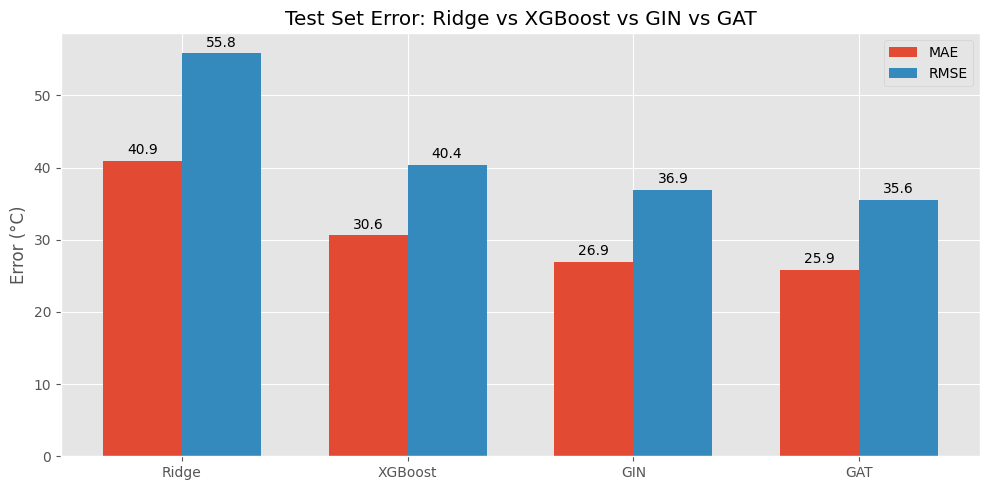
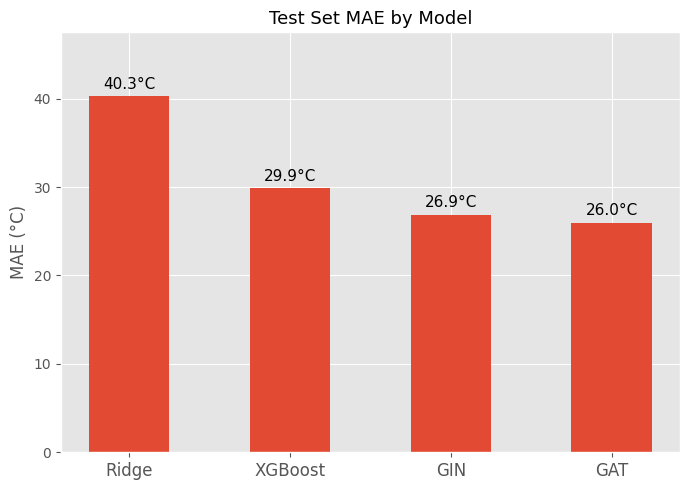
The notebook cell's code change between the first figure and the second:
--- before
+++ after
@@ -1,27 +1,25 @@
 model_names = ["Ridge", "XGBoost", "GIN", "GAT"]
 maes        = [ridge_mae, xgb_mae, gin_mae, gat_mae]
-rmses       = [ridge_rmse, xgb_rmse, gin_rmse, gat_rmse]
 
-x     = np.arange(len(model_names))
-width = 0.35
+x      = np.arange(len(model_names))
+width  = 0.5
 
-fig, ax = plt.subplots(figsize=(10, 5))
-bars_mae  = ax.bar(x - width / 2, maes,  width, label="MAE")
-bars_rmse = ax.bar(x + width / 2, rmses, width, label="RMSE")
+fig, ax = plt.subplots(figsize=(7, 5))
+bars = ax.bar(x, maes, width, linewidth=0.8)
 
-for bar in bars_mae + bars_rmse:
+for bar in bars:
     ax.text(
         bar.get_x() + bar.get_width() / 2,
         bar.get_height() + 0.5,
-        f"{bar.get_height():.1f}",
-        ha="center", va="bottom", fontsize=10,
+        f"{bar.get_height():.1f}°C",
+        ha="center", va="bottom", fontsize=11,
     )
 
 ax.set_xticks(x)
-ax.set_xticklabels(model_names)
-ax.set_ylabel("Error (°C)")
-ax.set_title("Test Set Error: Ridge vs XGBoost vs GIN vs GAT")
-ax.legend()
+ax.set_xticklabels(model_names, fontsize=12)
+ax.set_ylabel("MAE (°C)", fontsize=12)
+ax.set_title("Test Set MAE by Model", fontsize=13)
+ax.set_ylim(0, max(maes) * 1.18)
 plt.tight_layout()
-plt.savefig("../img/test_set_error.png")
+plt.savefig("../img/test_set_error.png", dpi=150)
 plt.show()

Commit: add new feats